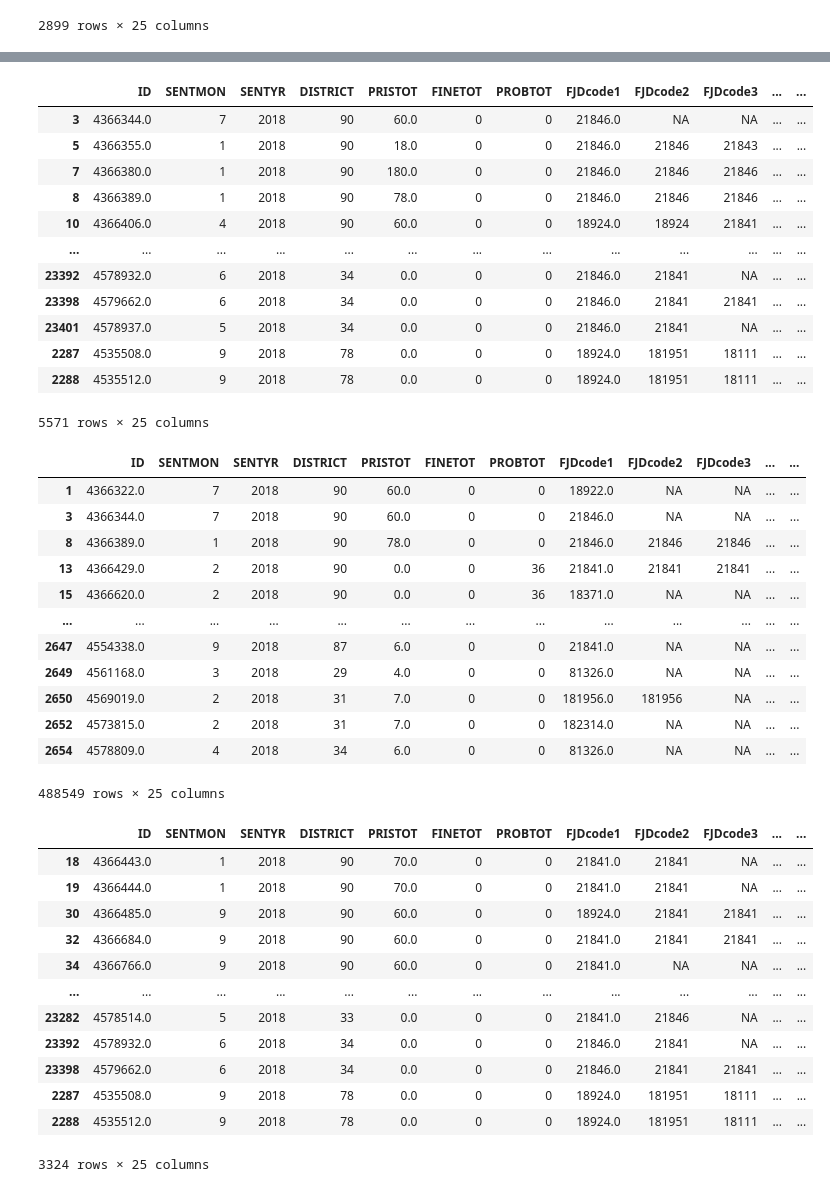
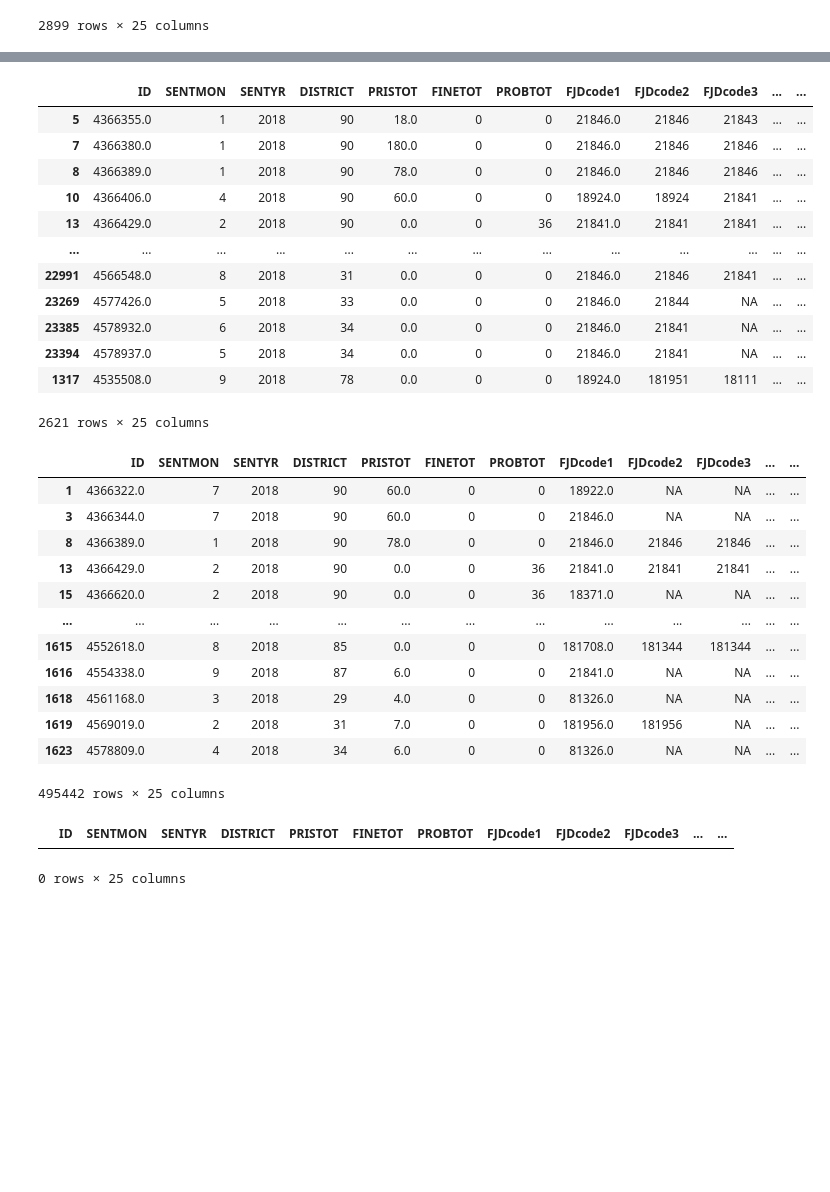
Before and after one commit to shiramichel/just-fair, a Jupyter notebook: merge_match_2018.ipynb, the cells around one changed output, grey strips where cells are left out. Drawn from its saved outputs; the diff is of its cells as text; code cells hidden in the pictures; blank space fills up the shorter version.

```diff
--- a/merge_match_2018.ipynb
+++ b/merge_match_2018.ipynb
@@ -371,6 +371,6 @@ dup_3
 2899 rows × 25 columns
 # %%
 fjc_ussc_3 = fjc_ussc_3.drop_duplicates(subset='ID', keep='first')
-fjc_ussc_3 = fjc_ussc_3.drop_duplicates(subset='USSCIDN,', keep='first')
+fjc_ussc_3 = fjc_ussc_3.drop_duplicates(subset='USSCIDN', keep='first')
 fjc_ussc_3
 # %% [output]
@@ -431,22 +448,22 @@ matched_2018.drop_duplicates(subset=['USSCIDN', 'ID'])
 matched_2018
 # %% [output]
 |  | ID | SENTMON | SENTYR | DISTRICT | PRISTOT | FINETOT | PROBTOT | FJDcode1 | FJDcode2 | FJDcode3 | ... | ... |
-| 3 | 4366344.0 | 7 | 2018 | 90 | 60.0 | 0 | 0 | 21846.0 | NA | NA | ... | ... |
 | 5 | 4366355.0 | 1 | 2018 | 90 | 18.0 | 0 | 0 | 21846.0 | 21846 | 21843 | ... | ... |
 | 7 | 4366380.0 | 1 | 2018 | 90 | 180.0 | 0 | 0 | 21846.0 | 21846 | 21846 | ... | ... |
 | 8 | 4366389.0 | 1 | 2018 | 90 | 78.0 | 0 | 0 | 21846.0 | 21846 | 21846 | ... | ... |
 | 10 | 4366406.0 | 4 | 2018 | 90 | 60.0 | 0 | 0 | 18924.0 | 18924 | 21841 | ... | ... |
+| 13 | 4366429.0 | 2 | 2018 | 90 | 0.0 | 0 | 36 | 21841.0 | 21841 | 21841 | ... | ... |
 | ... | ... | ... | ... | ... | ... | ... | ... | ... | ... | ... | ... | ... |
-| 23392 | 4578932.0 | 6 | 2018 | 34 | 0.0 | 0 | 0 | 21846.0 | 21841 | NA | ... | ... |
-| 23398 | 4579662.0 | 6 | 2018 | 34 | 0.0 | 0 | 0 | 21846.0 | 21841 | 21841 | ... | ... |
-| 23401 | 4578937.0 | 5 | 2018 | 34 | 0.0 | 0 | 0 | 21846.0 | 21841 | NA | ... | ... |
-| 2287 | 4535508.0 | 9 | 2018 | 78 | 0.0 | 0 | 0 | 18924.0 | 181951 | 18111 | ... | ... |
-| 2288 | 4535512.0 | 9 | 2018 | 78 | 0.0 | 0 | 0 | 18924.0 | 181951 | 18111 | ... | ... |
+| 22991 | 4566548.0 | 8 | 2018 | 31 | 0.0 | 0 | 0 | 21846.0 | 21846 | 21841 | ... | ... |
+| 23269 | 4577426.0 | 5 | 2018 | 33 | 0.0 | 0 | 0 | 21846.0 | 21844 | NA | ... | ... |
+| 23385 | 4578932.0 | 6 | 2018 | 34 | 0.0 | 0 | 0 | 21846.0 | 21841 | NA | ... | ... |
+| 23394 | 4578937.0 | 5 | 2018 | 34 | 0.0 | 0 | 0 | 21846.0 | 21841 | NA | ... | ... |
+| 1317 | 4535508.0 | 9 | 2018 | 78 | 0.0 | 0 | 0 | 18924.0 | 181951 | 18111 | ... | ... |
-5571 rows × 25 columns
+2621 rows × 25 columns
 # %%
 matched_2018.to_csv('matched_2018.csv', index=False)
 # %%
-unmatched_2018 = pd.concat([dup, dup2, dup3, unmatched, unmatched_2, unmatched_3], axis=0)
+unmatched_2018 = pd.concat([dup, dup_2, dup_3, unmatched, unmatched_2, unmatched_3], axis=0)
 unmatched_2018
 # %% [output]
 |  | ID | SENTMON | SENTYR | DISTRICT | PRISTOT | FINETOT | PROBTOT | FJDcode1 | FJDcode2 | FJDcode3 | ... | ... |
@@ -456,27 +473,16 @@ unmatched_2018
 | 13 | 4366429.0 | 2 | 2018 | 90 | 0.0 | 0 | 36 | 21841.0 | 21841 | 21841 | ... | ... |
 | 15 | 4366620.0 | 2 | 2018 | 90 | 0.0 | 0 | 36 | 18371.0 | NA | NA | ... | ... |
 | ... | ... | ... | ... | ... | ... | ... | ... | ... | ... | ... | ... | ... |
-| 2647 | 4554338.0 | 9 | 2018 | 87 | 6.0 | 0 | 0 | 21841.0 | NA | NA | ... | ... |
-| 2649 | 4561168.0 | 3 | 2018 | 29 | 4.0 | 0 | 0 | 81326.0 | NA | NA | ... | ... |
-| 2650 | 4569019.0 | 2 | 2018 | 31 | 7.0 | 0 | 0 | 181956.0 | 181956 | NA | ... | ... |
-| 2652 | 4573815.0 | 2 | 2018 | 31 | 7.0 | 0 | 0 | 182314.0 | NA | NA | ... | ... |
-| 2654 | 4578809.0 | 4 | 2018 | 34 | 6.0 | 0 | 0 | 81326.0 | NA | NA | ... | ... |
+| 1615 | 4552618.0 | 8 | 2018 | 85 | 0.0 | 0 | 0 | 181708.0 | 181344 | 181344 | ... | ... |
+| 1616 | 4554338.0 | 9 | 2018 | 87 | 6.0 | 0 | 0 | 21841.0 | NA | NA | ... | ... |
+| 1618 | 4561168.0 | 3 | 2018 | 29 | 4.0 | 0 | 0 | 81326.0 | NA | NA | ... | ... |
+| 1619 | 4569019.0 | 2 | 2018 | 31 | 7.0 | 0 | 0 | 181956.0 | 181956 | NA | ... | ... |
+| 1623 | 4578809.0 | 4 | 2018 | 34 | 6.0 | 0 | 0 | 81326.0 | NA | NA | ... | ... |
-488549 rows × 25 columns
+495442 rows × 25 columns
 # %%
 unmatched_2018.to_csv('unmatched_2018.csv', index=False)
 # %%
-matched_2018.loc[matched_2018.duplicated(subset='USSCIDN', keep=False)]
+matched_2018.loc[matched_2018.duplicated(subset='ID', keep=False)]
 # %% [output]
 |  | ID | SENTMON | SENTYR | DISTRICT | PRISTOT | FINETOT | PROBTOT | FJDcode1 | FJDcode2 | FJDcode3 | ... | ... |
-| 18 | 4366443.0 | 1 | 2018 | 90 | 70.0 | 0 | 0 | 21841.0 | 21841 | NA | ... | ... |
-| 19 | 4366444.0 | 1 | 2018 | 90 | 70.0 | 0 | 0 | 21841.0 | 21841 | NA | ... | ... |
-| 30 | 4366485.0 | 9 | 2018 | 90 | 60.0 | 0 | 0 | 18924.0 | 21841 | 21841 | ... | ... |
-| 32 | 4366684.0 | 9 | 2018 | 90 | 60.0 | 0 | 0 | 21841.0 | 21841 | 21841 | ... | ... |
-| 34 | 4366766.0 | 9 | 2018 | 90 | 60.0 | 0 | 0 | 21841.0 | NA | NA | ... | ... |
-| ... | ... | ... | ... | ... | ... | ... | ... | ... | ... | ... | ... | ... |
-| 23282 | 4578514.0 | 5 | 2018 | 33 | 0.0 | 0 | 0 | 21841.0 | 21846 | NA | ... | ... |
-| 23392 | 4578932.0 | 6 | 2018 | 34 | 0.0 | 0 | 0 | 21846.0 | 21841 | NA | ... | ... |
-| 23398 | 4579662.0 | 6 | 2018 | 34 | 0.0 | 0 | 0 | 21846.0 | 21841 | 21841 | ... | ... |
-| 2287 | 4535508.0 | 9 | 2018 | 78 | 0.0 | 0 | 0 | 18924.0 | 181951 | 18111 | ... | ... |
-| 2288 | 4535512.0 | 9 | 2018 | 78 | 0.0 | 0 | 0 | 18924.0 | 181951 | 18111 | ... | ... |
-3324 rows × 25 columns
+0 rows × 25 columns
```
Also changed, not shown: parts of 3 cells of this notebook.
